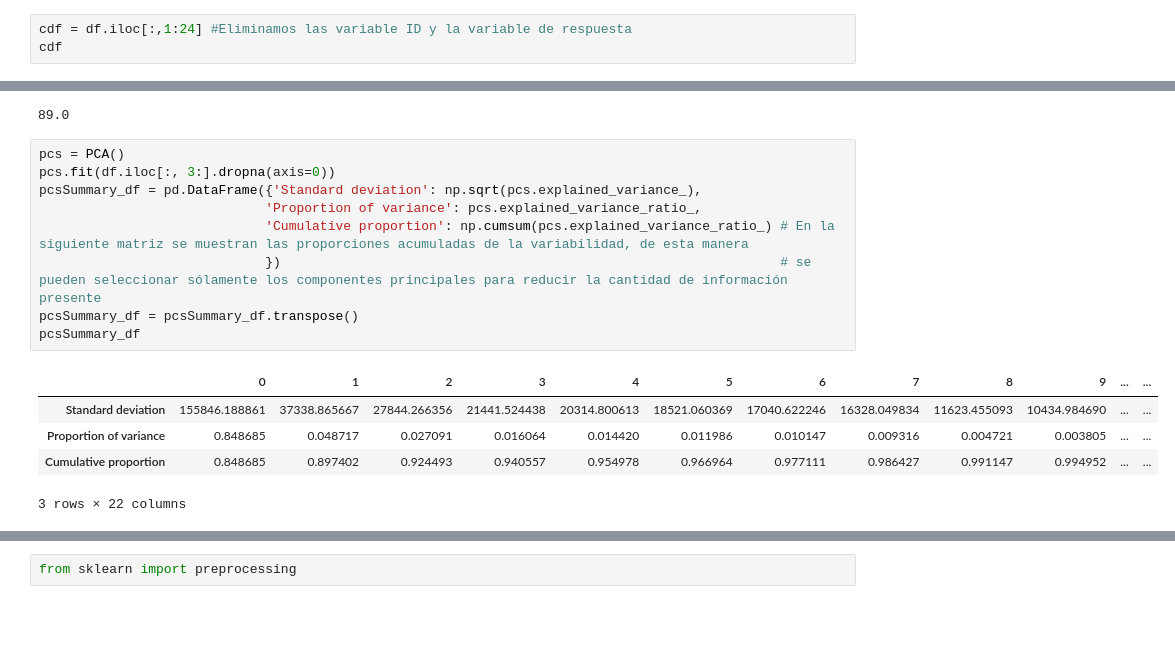
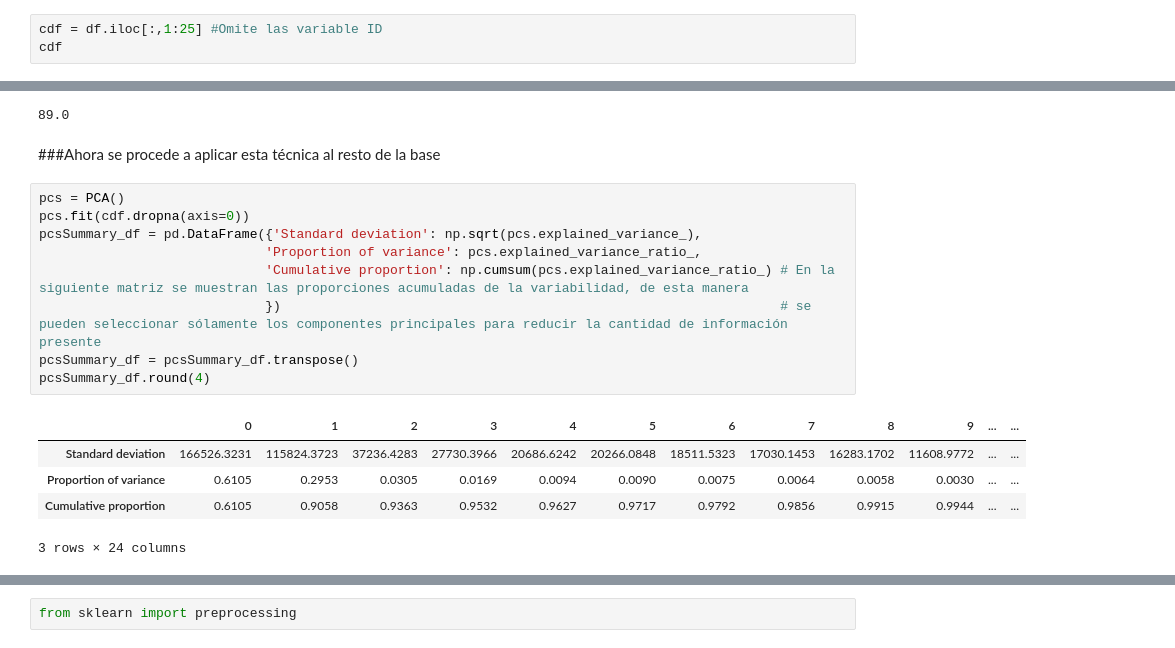
Before and after one commit to PosgradoMNA/actividades-del-projecto-equipo_36, a Jupyter notebook: Actividad_Semana_4_Ciencia_de_Datos.ipynb, the cells around one changed output, grey strips where cells are left out. Drawn from its saved outputs; the diff is of its cells as text; blank space fills up the shorter version.

```diff
--- a/Actividad_Semana_4_Ciencia_de_Datos.ipynb
+++ b/Actividad_Semana_4_Ciencia_de_Datos.ipynb
@@ -59,7 +60,7 @@ df
 # %% [markdown]
 Correlation between result and variables
 # %%
-cdf = df.iloc[:,1:24] #Eliminamos las variable ID y la variable de respuesta
+cdf = df.iloc[:,1:25] #Omite las variable ID
 cdf
 # %% [output]
 |  | X1 | X2 | X3 | X4 | X5 | X6 | X7 | X8 | X9 | X10 | ... | ... |
@@ -282,21 +256,23 @@ scores.x.var() + scores.y.var()
  )*100).round(0)
 # %% [output]
 89.0
+# %% [markdown]
+###Ahora se procede a aplicar esta técnica al resto de la base
 # %%
 pcs = PCA()
-pcs.fit(df.iloc[:, 3:].dropna(axis=0))
+pcs.fit(cdf.dropna(axis=0))
 pcsSummary_df = pd.DataFrame({'Standard deviation': np.sqrt(pcs.explained_variance_),
                              'Proportion of variance': pcs.explained_variance_ratio_,
                              'Cumulative proportion': np.cumsum(pcs.explained_variance_ratio_) # En la siguiente matriz se muestran las proporciones acumuladas de la variabilidad, de esta manera
                              })                                                                # se pueden seleccionar sólamente los componentes principales para reducir la cantidad de información presente
 pcsSummary_df = pcsSummary_df.transpose()
-pcsSummary_df
+pcsSummary_df.round(4)
 # %% [output]
 |  | 0 | 1 | 2 | 3 | 4 | 5 | 6 | 7 | 8 | 9 | ... | ... |
-| Standard deviation | 155846.188861 | 37338.865667 | 27844.266356 | 21441.524438 | 20314.800613 | 18521.060369 | 17040.622246 | 16328.049834 | 11623.455093 | 10434.984690 | ... | ... |
-| Proportion of variance | 0.848685 | 0.048717 | 0.027091 | 0.016064 | 0.014420 | 0.011986 | 0.010147 | 0.009316 | 0.004721 | 0.003805 | ... | ... |
-| Cumulative proportion | 0.848685 | 0.897402 | 0.924493 | 0.940557 | 0.954978 | 0.966964 | 0.977111 | 0.986427 | 0.991147 | 0.994952 | ... | ... |
+| Standard deviation | 166526.3231 | 115824.3723 | 37236.4283 | 27730.3966 | 20686.6242 | 20266.0848 | 18511.5323 | 17030.1453 | 16283.1702 | 11608.9772 | ... | ... |
+| Proportion of variance | 0.6105 | 0.2953 | 0.0305 | 0.0169 | 0.0094 | 0.0090 | 0.0075 | 0.0064 | 0.0058 | 0.0030 | ... | ... |
+| Cumulative proportion | 0.6105 | 0.9058 | 0.9363 | 0.9532 | 0.9627 | 0.9717 | 0.9792 | 0.9856 | 0.9915 | 0.9944 | ... | ... |
-3 rows × 22 columns
+3 rows × 24 columns
 # %%
 PC_components = np.arange(pcs.n_components_) + 1
 #PC_components
```
Also changed, not shown: parts of 28 cells of this notebook.
